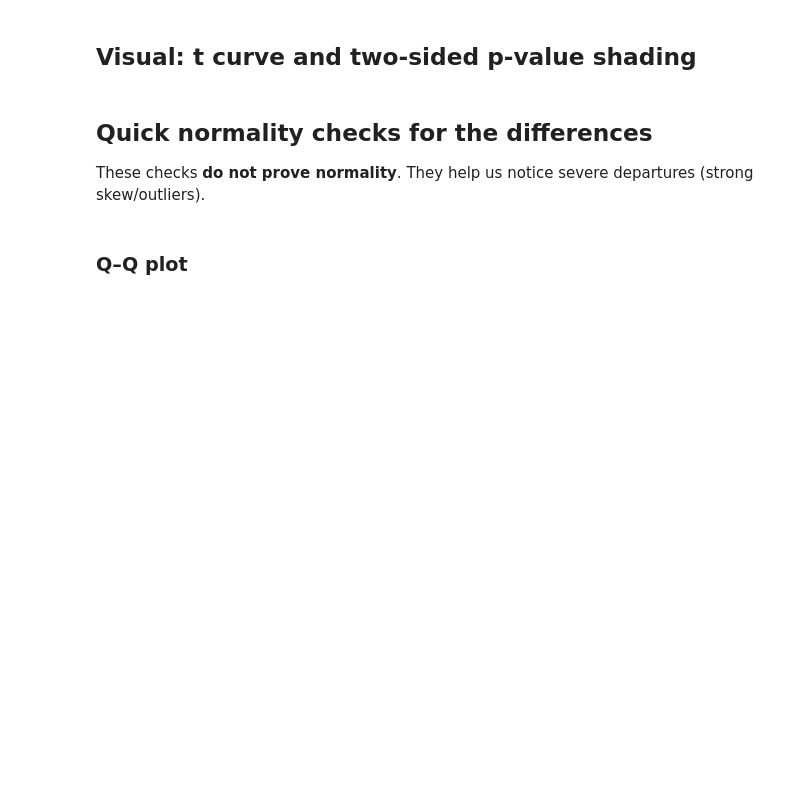
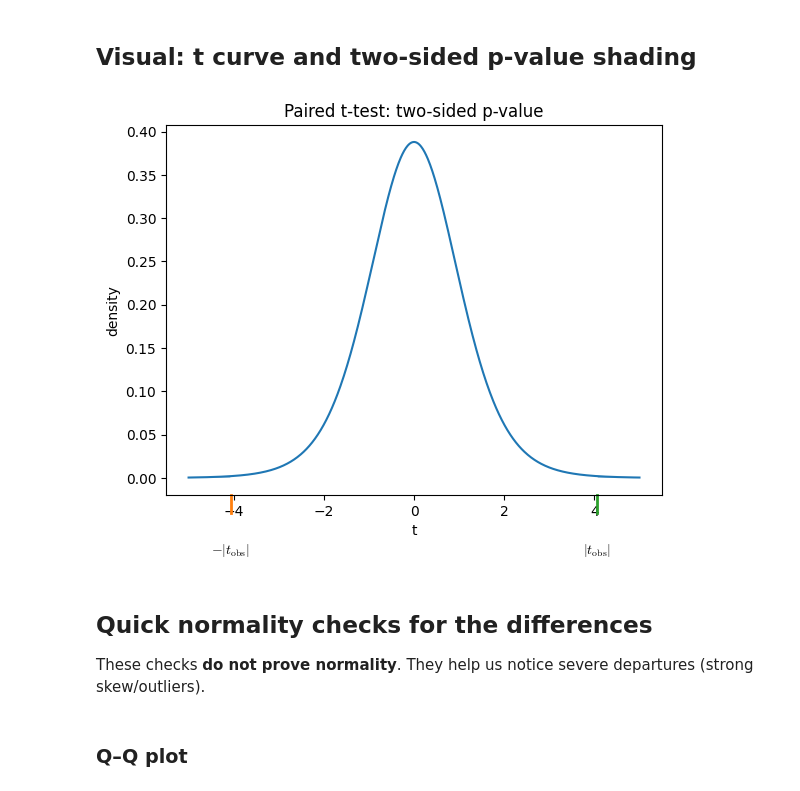
Before and after one commit to fjhickernell/HIckernellClassLib, a Jupyter notebook: classlib/notebooks/matched_pairs_sleep_study.ipynb, the cells around one changed output. Drawn from its saved outputs; the diff is of its cells as text; code cells hidden in the pictures; blank space fills up the shorter version.

```diff
--- a/classlib/notebooks/matched_pairs_sleep_study.ipynb
+++ b/classlib/notebooks/matched_pairs_sleep_study.ipynb
@@ -150,25 +205,27 @@ st.ttest_rel(sleep_wide["Drug2"], sleep_wide["Drug1"])
 # %%
 fig, ax = plt.subplots()
 
 xs = np.linspace(-5, 5, 800)
 ys = st.t.pdf(xs, df)
 ax.plot(xs, ys)
 
 ax.set_xlabel("t")
 ax.set_ylabel("density")
 ax.set_title("Paired t-test: two-sided p-value")
 
-shade_under_curve(ax, xs, ys, xs <= -abs(t_stat), alpha=0.35)
-shade_under_curve(ax, xs, ys, xs >=  abs(t_stat), alpha=0.35)
+shade_under_curve(ax, xs, ys, where=xs <= -abs(t_stat), alpha=0.35)
+shade_under_curve(ax, xs, ys, where=xs >=  abs(t_stat), alpha=0.35)
 
 annotate_xaxis_marks(
     ax,
     xs=[-abs(t_stat), abs(t_stat)],
     labels=[r"$-|t_{\mathrm{obs}}|$", r"$|t_{\mathrm{obs}}|$"],
-    y_frac=0.02,
+    text_offset_pts=-34.0,
 )
 
 plt.show()
+# %% [output]
+[figure, added]
 # %% [markdown]
 ## Quick normality checks for the differences
 
```
Also changed, not shown: parts of 12 cells of this notebook, 2 other files.
